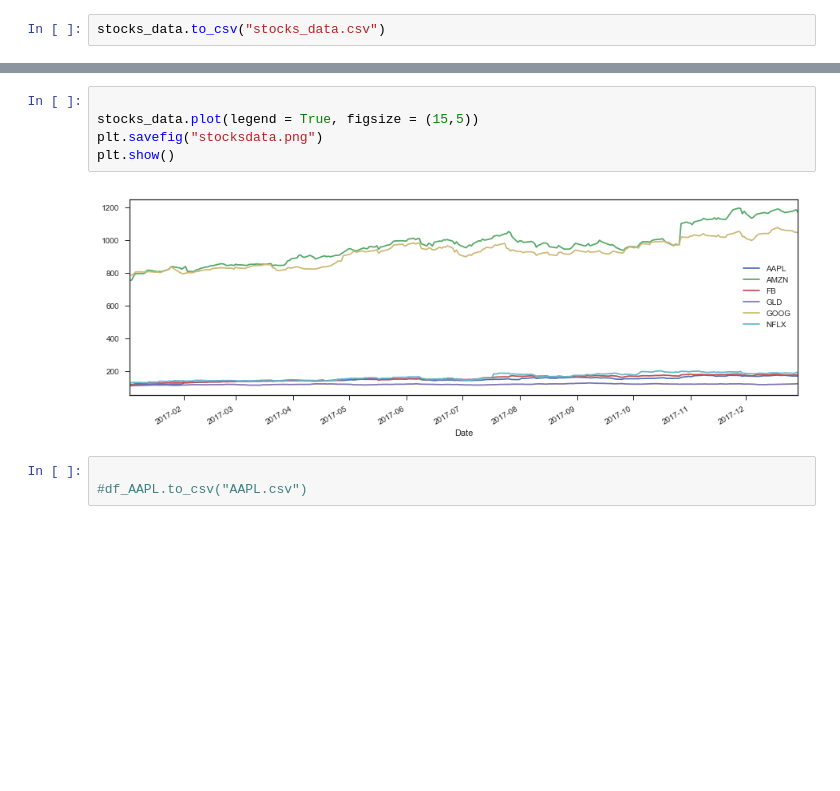
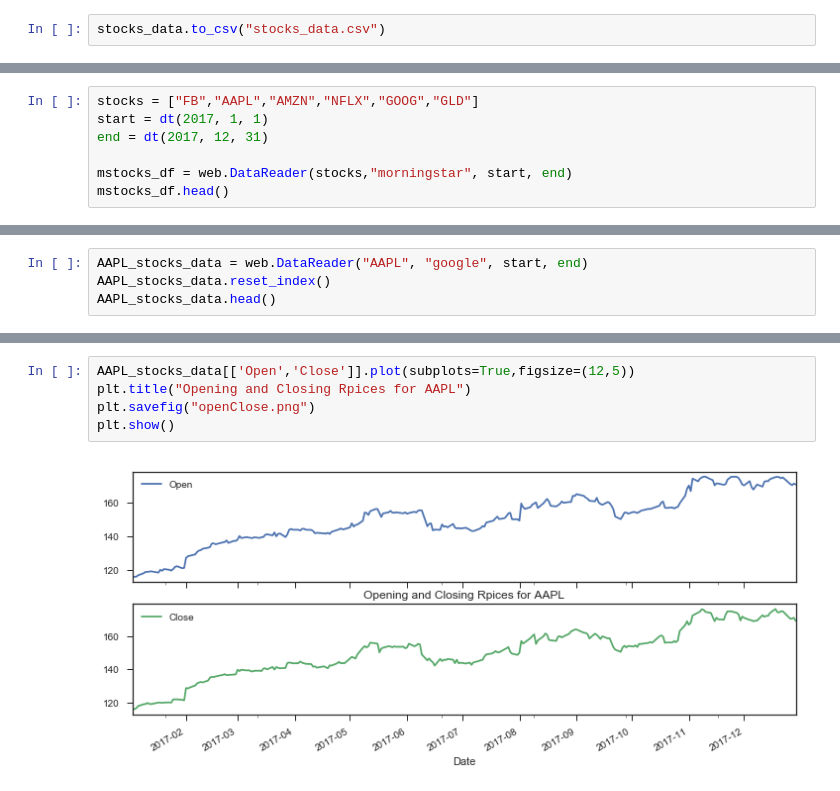
Before and after one commit to gayatripingale/Stocks-Project, a Jupyter notebook: Gp_Stock_Analysis.ipynb, the cells around one changed output, grey strips where cells are left out. Cells and saved outputs as stored; diff of their text form; blank space fills up the shorter version.

Commit message:
adding AAPL analysis, moving averages, subplots,and few more changes

```diff
--- a/Gp_Stock_Analysis.ipynb
+++ b/Gp_Stock_Analysis.ipynb
@@ -92,0 +153,7 @@ plt.show()
+# %%
+stocks = ["FB","AAPL","AMZN","NFLX","GOOG","GLD"]
+start = dt(2017, 1, 1)
+end = dt(2017, 12, 31)
+
+mstocks_df = web.DataReader(stocks,"morningstar", start, end)
+mstocks_df.head()
@@ -106,0 +207,4 @@ plt.show()
+# %%
+AAPL_stocks_data = web.DataReader("AAPL", "google", start, end)
+AAPL_stocks_data.reset_index()
+AAPL_stocks_data.head()
@@ -107,10 +232,7 @@ plt.show()
 # %%
-
-stocks_data.plot(legend = True, figsize = (15,5))
-plt.savefig("stocksdata.png")
+AAPL_stocks_data[['Open','Close']].plot(subplots=True,figsize=(12,5))
+plt.title("Opening and Closing Rpices for AAPL")
+plt.savefig("openClose.png")
 plt.show()
 # %% [output]
-[figure, old version]
+[figure, new version]
-# %%
-
-#df_AAPL.to_csv("AAPL.csv")
```
Also changed, not shown: parts of 31 cells of this notebook, 18 other files.
